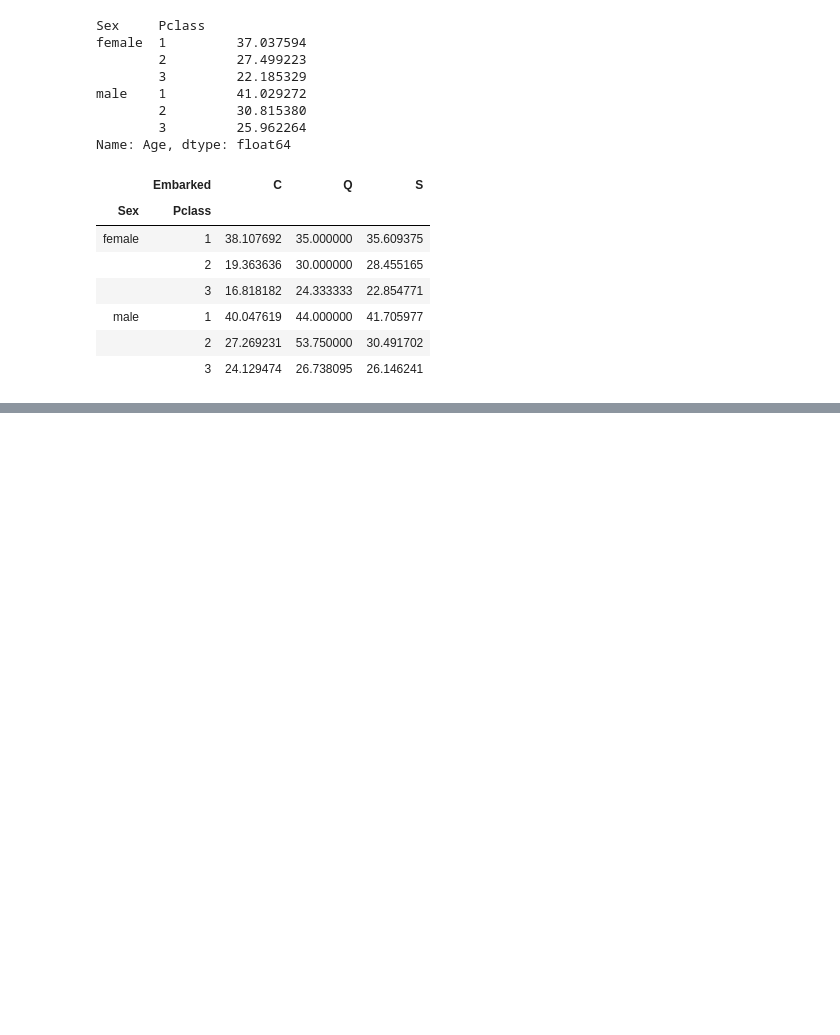
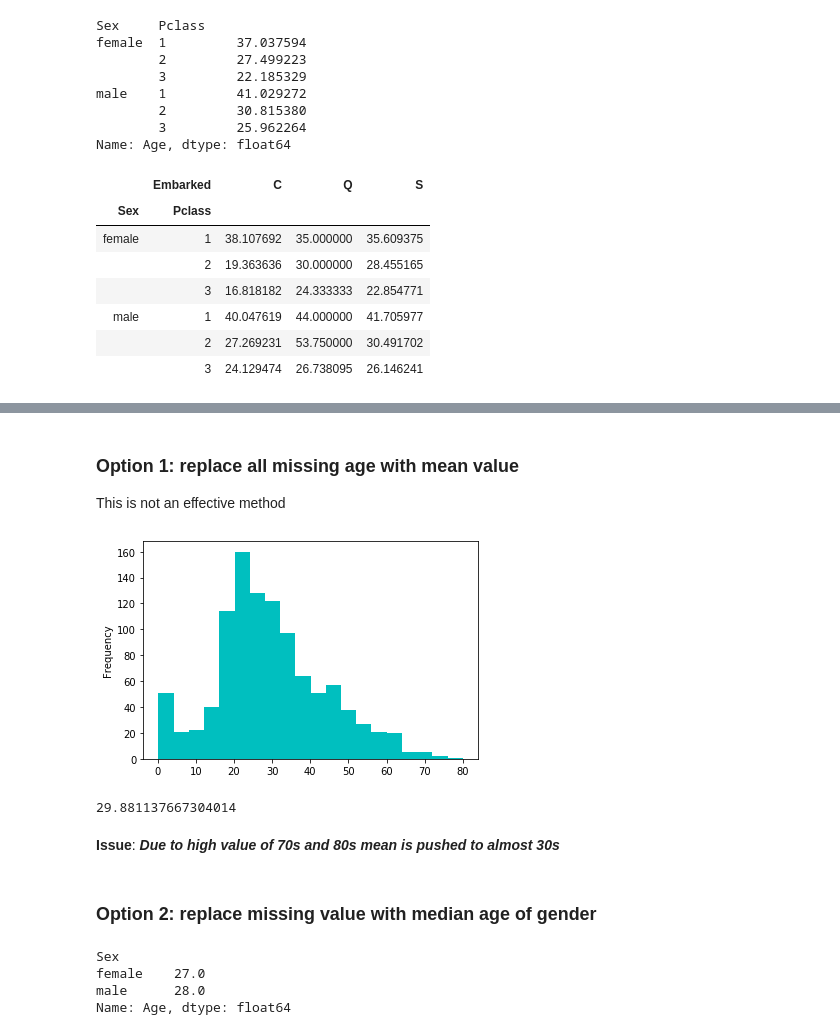
Before and after one commit to neerajmachinelearning/DataScienceEnd2End, a Jupyter notebook: notebooks/Data Exploring-Processing.ipynb, the cells around one changed output, grey strips where cells are left out. Saved outputs shown, nothing was run; the diff lists cells and outputs as text; code cells hidden in the pictures; blank space fills up the shorter version.

Commit message:
Modified the file with Mssing values, Outlier treatment

```diff
--- a/notebooks/Data Exploring-Processing.ipynb
+++ b/notebooks/Data Exploring-Processing.ipynb
@@ -630,0 +752,3 @@ df.groupby(['Sex', 'Pclass', 'Embarked']).Age.mean().unstack()
+# %%
+# imput the missing value with 'C'
+df.Embarked.fillna('C', inplace=True)
@@ -630,0 +802,3 @@ df.groupby(['Sex', 'Pclass', 'Embarked']).Age.mean().unstack()
+# %%
+#calculate the median fare for Embarked in S and Pclass is 3.
+median_fare = df.loc[(df.Embarked == 'S') & (df.Pclass == 3),'Fare'].median()
@@ -630,0 +809,2 @@ df.groupby(['Sex', 'Pclass', 'Embarked']).Age.mean().unstack()
+# %%
+df.Fare.fillna(median_fare, inplace=True)
@@ -630,0 +853,15 @@ df.groupby(['Sex', 'Pclass', 'Embarked']).Age.mean().unstack()
+# %% [markdown]
+### Option 1: replace all missing age with mean value
+This is not an effective method
+# %%
+#plot histogram for the Age
+df.Age.plot(kind='hist', bins=20, color='c');
+# %% [output]
+[figure, added]
+# %%
+#mean of age
+df.Age.mean()
+# %% [output]
+29.881137667304014
+# %% [markdown]
+**Issue**: ***Due to high value of 70s and 80s mean is pushed to almost 30s***
@@ -630,0 +871,10 @@ df.groupby(['Sex', 'Pclass', 'Embarked']).Age.mean().unstack()
+# %% [markdown]
+### Option 2: replace missing value with median age of gender
+# %%
+#medain values
+df.groupby('Sex').Age.median()
+# %% [output]
+Sex
+female    27.0
+male      28.0
+Name: Age, dtype: float64
```
Also changed, not shown: parts of 59 cells of this notebook, 1 other file.
